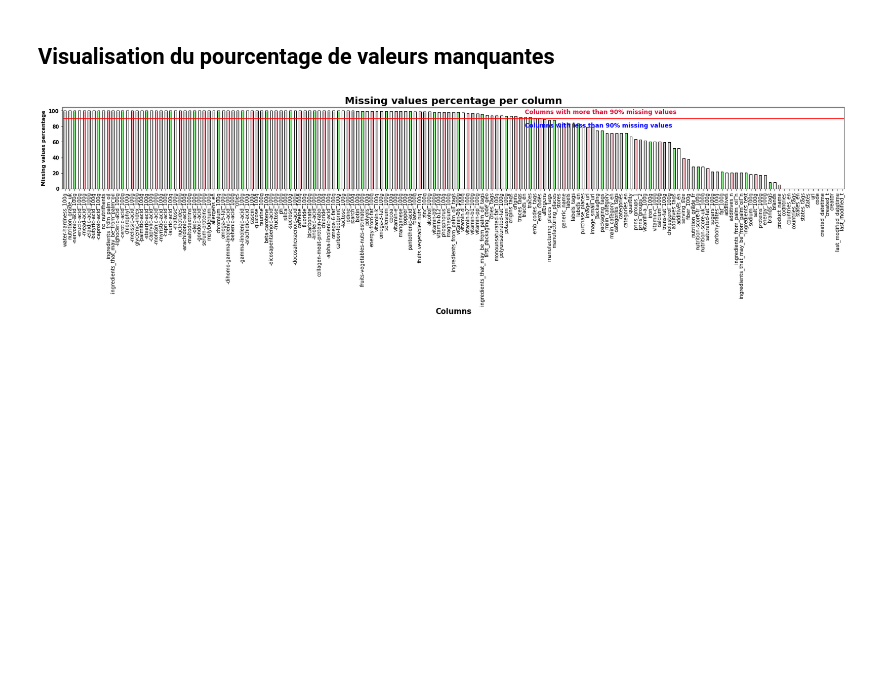
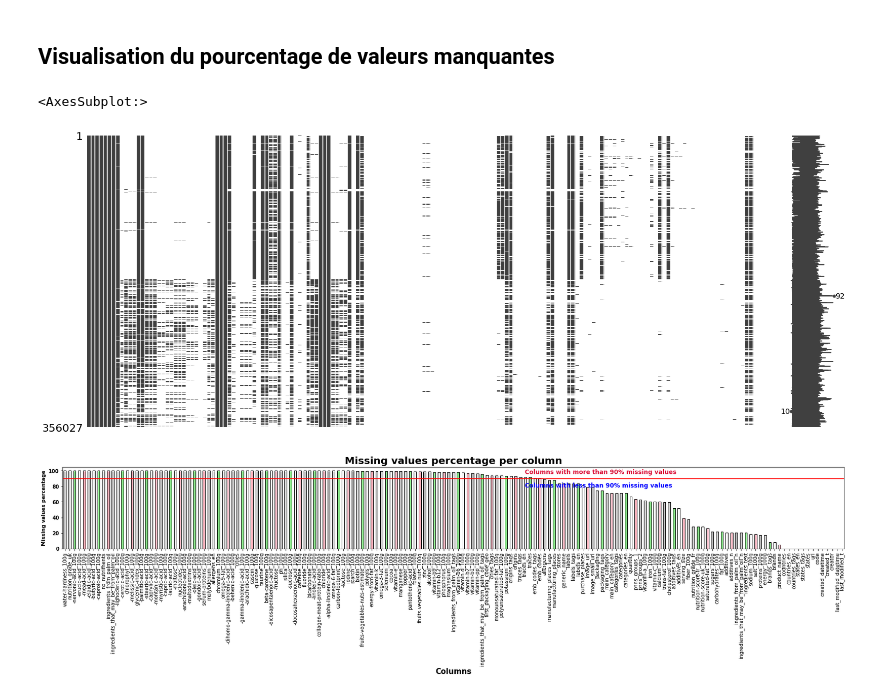
Before and after one commit to Gio-Mgm/food-flix, a Jupyter notebook: src/data_analysis.ipynb, the cells around one changed output. Cells and saved outputs as stored; diff of their text form; code cells hidden in the pictures; blank space fills up the shorter version.

```diff
--- a/src/data_analysis.ipynb
+++ b/src/data_analysis.ipynb
@@ -23,6 +23,11 @@ Taille de la table : 356027 lignes et 163 colonnes.
 3 rows × 163 columns
 # %% [markdown]
 ## Visualisation du pourcentage de valeurs manquantes
+# %%
+msno.matrix(df)
+# %% [output]
+<AxesSubplot:>
+[figure, added]
 # %%
 def msv1(data, thresh=20, color='black', edgecolor='black', width=15, height=3):
 
```
Also changed, not shown: parts of 6 cells of this notebook, 4 other files.
